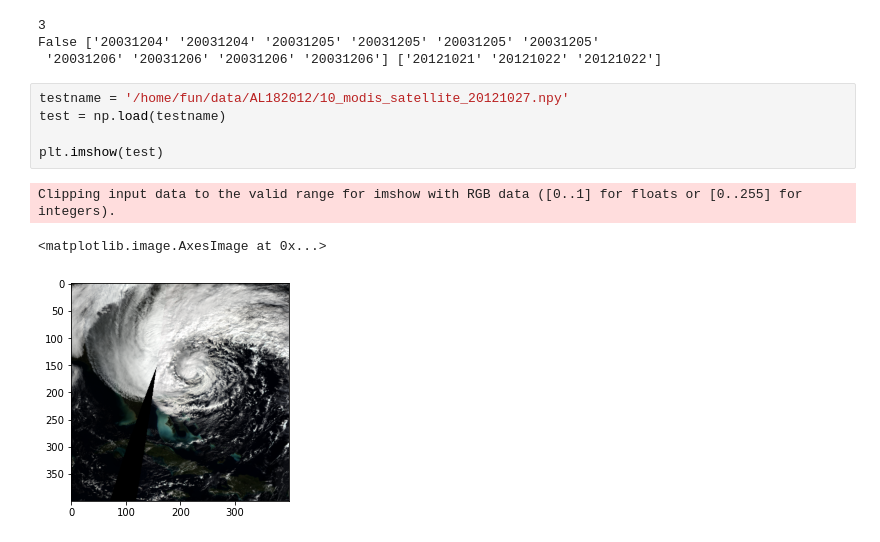
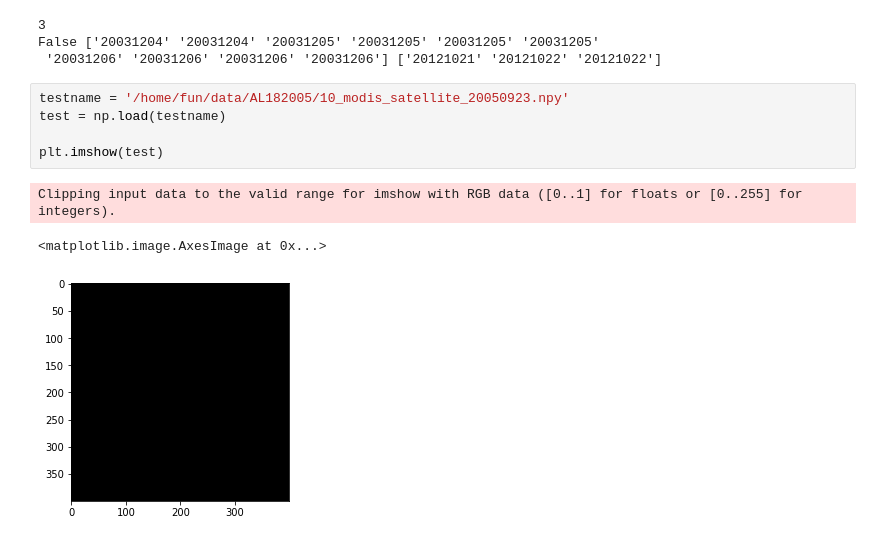
Before and after one commit to jliu2006/hurricane_intensity, a Jupyter notebook: test_model_framework.ipynb, the cells around one changed output. Cells and saved outputs as stored; diff of their text form.

```diff
--- a/test_model_framework.ipynb
+++ b/test_model_framework.ipynb
@@ -860,11 +859,11 @@ print(valid, valid_dates, days)
 False ['20031204' '20031204' '20031205' '20031205' '20031205' '20031205'
  '20031206' '20031206' '20031206' '20031206'] ['20121021' '20121022' '20121022']
 # %%
-testname = '/home/fun/data/AL182012/10_modis_satellite_20121027.npy'
+testname = '/home/fun/data/AL182005/10_modis_satellite_20050923.npy'
 test = np.load(testname)
 
 plt.imshow(test)
 # %% [output]
 Clipping input data to the valid range for imshow with RGB data ([0..1] for floats or [0..255] for integers).
 <matplotlib.image.AxesImage at 0x...>
-[figure, old version]
+[figure, new version]
```
Also changed, not shown: parts of 13 cells of this notebook, 6 other files.
